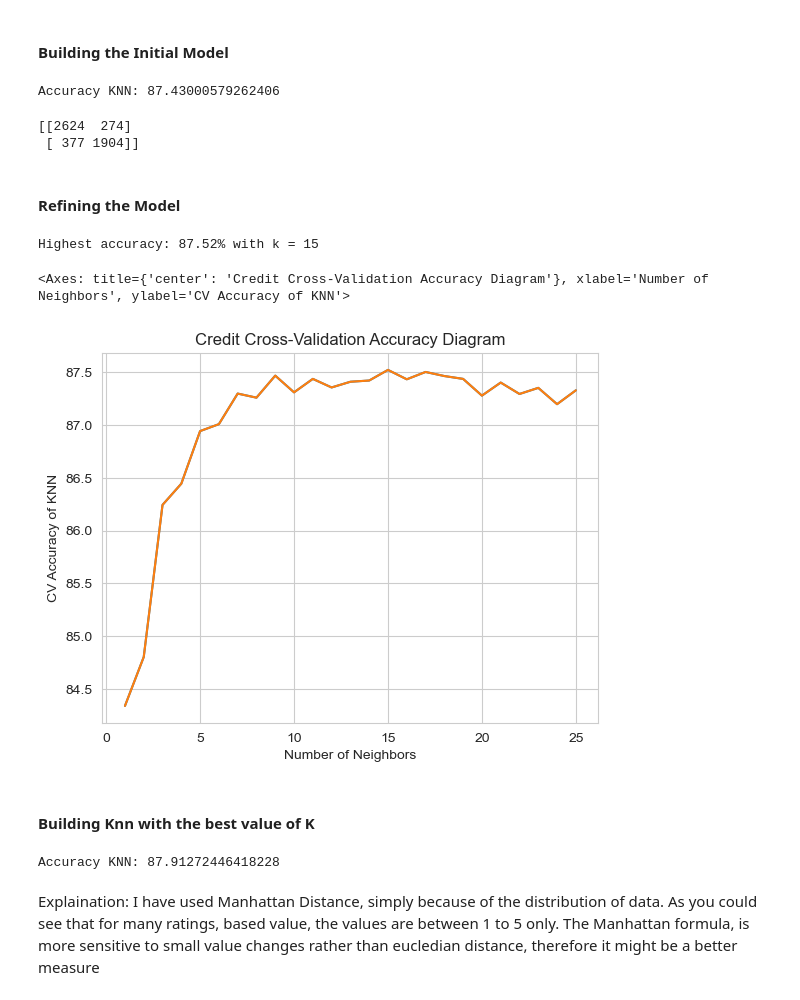
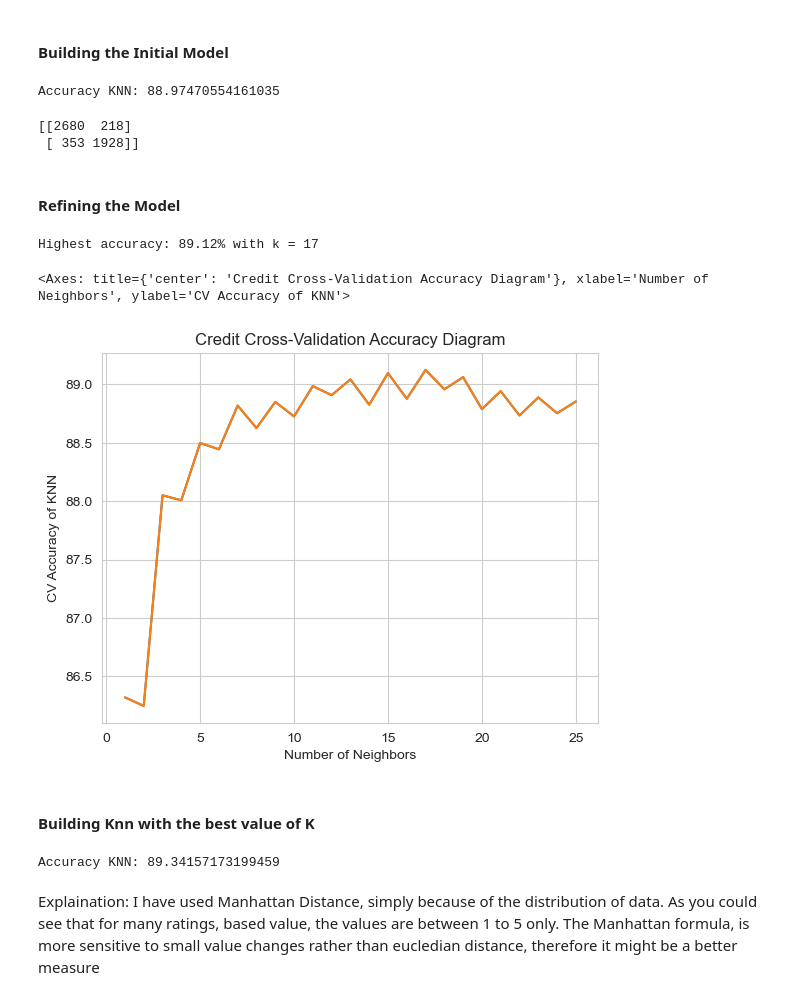
Before and after one commit to kunthshah21/Classification-ML-Prediction-for-Airline-Satsifaction, a Jupyter notebook: prediction_1.ipynb, the cells around one changed output. Saved outputs shown, nothing was run; the diff lists cells and outputs as text; code cells hidden in the pictures.

```diff
--- a/prediction_1.ipynb
+++ b/prediction_1.ipynb
@@ -425,7 +425,7 @@ plt.show()
 # %% [output]
 [figure]
 # %%
-columns_to_drop = ['Departure Delay in Minutes', 'Gate location', 'Departure/Arrival time convenient', 'Inflight wifi service', 'Food and drink', 'Inflight entertainment', 'Online boarding', 'Cleanliness', 'Food and drink', 'Seat comfort', 'On-board service', 'Baggage handling']
+columns_to_drop = ['Departure Delay in Minutes', 'Gate location', 'Departure/Arrival time convenient', 'Food and drink', 'Online boarding', 'Cleanliness', 'Food and drink', 'Seat comfort', 'On-board service', 'Inflight wifi service']
 airline_data = airline_data.drop(columns=columns_to_drop, axis=1)
 airline_data.head()
 # %% [output]
@@ -473 +457,3 @@ temp_airline_NumOnly = encode_columns(airline_features, columns_to_encode, numer
+# %%
+airline_features_enc = pd.get_dummies(airline_features, drop_first=True)
 # %%
@@ -504,7 +489,7 @@ plt.show()
 #### Building the Initial Model
 # %%
 # Split into train-test partition
-X_train, X_test, y_train, y_test = train_test_split(temp_airline_NumOnly, airline_satisfaction, test_size = 0.20, random_state = 500)
+X_train, X_test, y_train, y_test = train_test_split(airline_features_enc, airline_satisfaction, test_size = 0.20, random_state = 500)
 
 # Create scaling object
 scaler = StandardScaler()
@@ -521,16 +506,16 @@ KNNmodel = KNNclassifier.fit(X_train, y_train)
 y_pred = KNNmodel.predict(X_test)
 print("Accuracy KNN:", accuracy_score(y_test, y_pred) *100)
 # %% [output]
-Accuracy KNN: 87.43000579262406
+Accuracy KNN: 88.97470554161035
 # %%
 print(confusion_matrix(y_test, y_pred))
 # %% [output]
-[[2624  274]
- [ 377 1904]]
+[[2680  218]
+ [ 353 1928]]
 # %% [markdown]
 #### Refining the Model
 # %%
-cv_X_train = temp_airline_NumOnly
+cv_X_train = airline_features_enc
 cv_y_train = airline_satisfaction
 scaler = StandardScaler()
 scaler.fit(cv_X_train)
@@ -541,40 +526,40 @@ cv_y_train = np.ravel(cv_y_train) # convert to 1d array
 
 # Create elbow diagram
 max_k = 25 # Start from 1
 k_arr = np.arange(1,max_k+1,1)
 acc = np.zeros(max_k)
 err = np.zeros(max_k)
 for i in range(max_k):
     knum = k_arr[i]
     KNNmodel = KNeighborsClassifier(n_neighbors=knum, metric='manhattan')
     scores = cross_val_score(KNNmodel, cv_X_train, cv_y_train, cv=5, scoring='accuracy')
     acc[i] = scores.mean()*100
     err[i] = 1-acc[i]
 
 
 # Find the best k and its corresponding highest accuracy
 best_k = k_arr[np.argmax(acc)]  # k with the highest accuracy
 best_acc = np.max(acc)  # The highest accuracy
 
 # Print results
 print(f"Highest accuracy: {best_acc:.2f}% with k = {best_k}")
 
 
 fig = plt.figure()
 plt.title("Credit Cross-Validation Accuracy Diagram")
 plt.xlabel("Number of Neighbors")
 plt.ylabel("CV Accuracy of KNN")
 plt.plot(k_arr, acc)
 sns.lineplot(x=k_arr, y=acc)
 # %% [output]
-Highest accuracy: 87.52% with k = 15
+Highest accuracy: 89.12% with k = 17
 <Axes: title={'center': 'Credit Cross-Validation Accuracy Diagram'}, xlabel='Number of Neighbors', ylabel='CV Accuracy of KNN'>
-[figure, old version]
+[figure, new version]
 # %% [markdown]
 #### Building Knn with the best value of K
 # %%
 # Split into train-test partition
-X_train, X_test, y_train, y_test = train_test_split(temp_airline_NumOnly, airline_satisfaction, test_size = 0.20, random_state = 500)
+X_train, X_test, y_train, y_test = train_test_split(airline_features_enc, airline_satisfaction, test_size = 0.20, random_state = 500)
 
 # Create scaling object
 scaler = StandardScaler()
@@ -586,12 +571,12 @@ scaler.fit(X_train)
 X_train = scaler.transform(X_train)
 X_test = scaler.transform(X_test)
 
-KNNclassifier = KNeighborsClassifier(n_neighbors=15, metric='manhattan') #Vary neighbors=5..20 and check accuracy
+KNNclassifier = KNeighborsClassifier(n_neighbors=17, metric='manhattan') #Vary neighbors=5..20 and check accuracy
 KNNmodel = KNNclassifier.fit(X_train, y_train)
 y_pred = KNNmodel.predict(X_test)
 print("Accuracy KNN:", accuracy_score(y_test, y_pred) *100)
 # %% [output]
-Accuracy KNN: 87.91272446418228
+Accuracy KNN: 89.34157173199459
 # %% [markdown]
 Explaination: I have used Manhattan Distance, simply because of the distribution of data. As you could see that for many ratings, based value, the values are between 1 to 5 only. The Manhattan formula, is more sensitive to small value changes rather than eucledian distance, therefore it might be a better measure
 # %%
```
Also changed, not shown: parts of 23 cells of this notebook, 1 other file.
